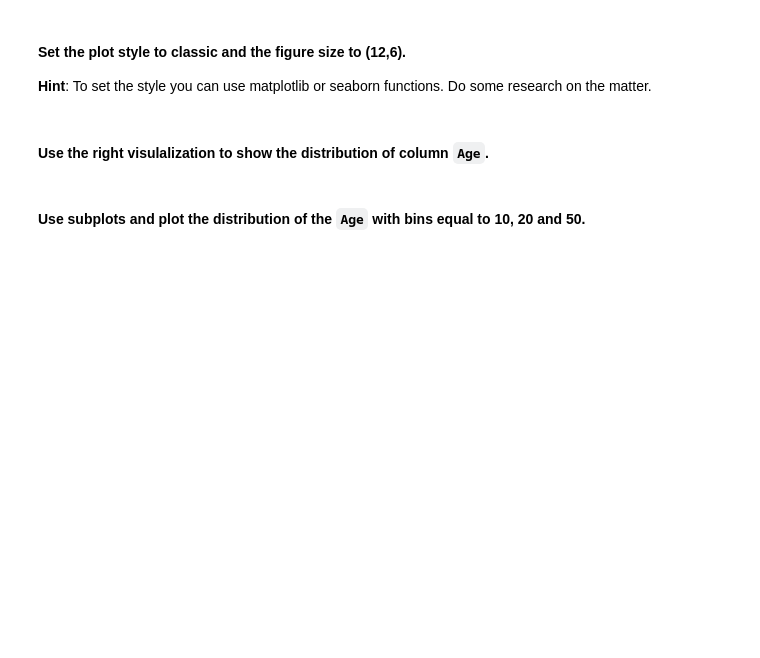
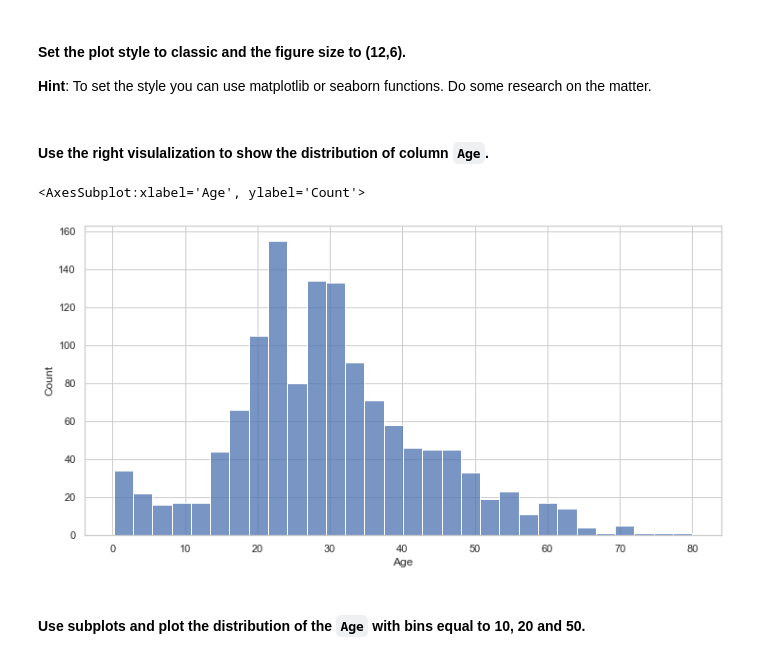
Before and after one commit to Ironhack-Data-Madrid-Agosto-2021/lab-matplotlib-seaborn, a Jupyter notebook: your-code/main.ipynb, the cells around one changed output. Drawn from its saved outputs; the diff is of its cells as text; code cells hidden in the pictures; blank space fills up the shorter version.

```diff
--- a/your-code/main.ipynb
+++ b/your-code/main.ipynb
@@ -50,0 +93,3 @@ How the average number of steps change by month. Use the appropriate visualizati
+# %%
+# your code here
+titanic = pd.read_csv('/Users/jaimecabanyes/Desktop/IRON_HACK/ih_labs/lab-matplotlib-seaborn/data/titanic.csv')
@@ -69,7 +179,15 @@ How the average number of steps change by month. Use the appropriate visualizati
+# %%
+# your code here
+sns.set(rc={'figure.figsize':(12,6)})
+sns.set_style('whitegrid')
 # %% [markdown]
 #### Use the right visulalization to show the distribution of column `Age`.
 # %%
 # your code here
+sns.histplot(x=titanic.Age)
+# %% [output]
+<AxesSubplot:xlabel='Age', ylabel='Count'>
+[figure, added]
 # %% [markdown]
 #### Use subplots and plot the distribution of the `Age`  with bins equal to 10, 20 and 50.
 # %%
```
Also changed, not shown: parts of 43 cells of this notebook.
